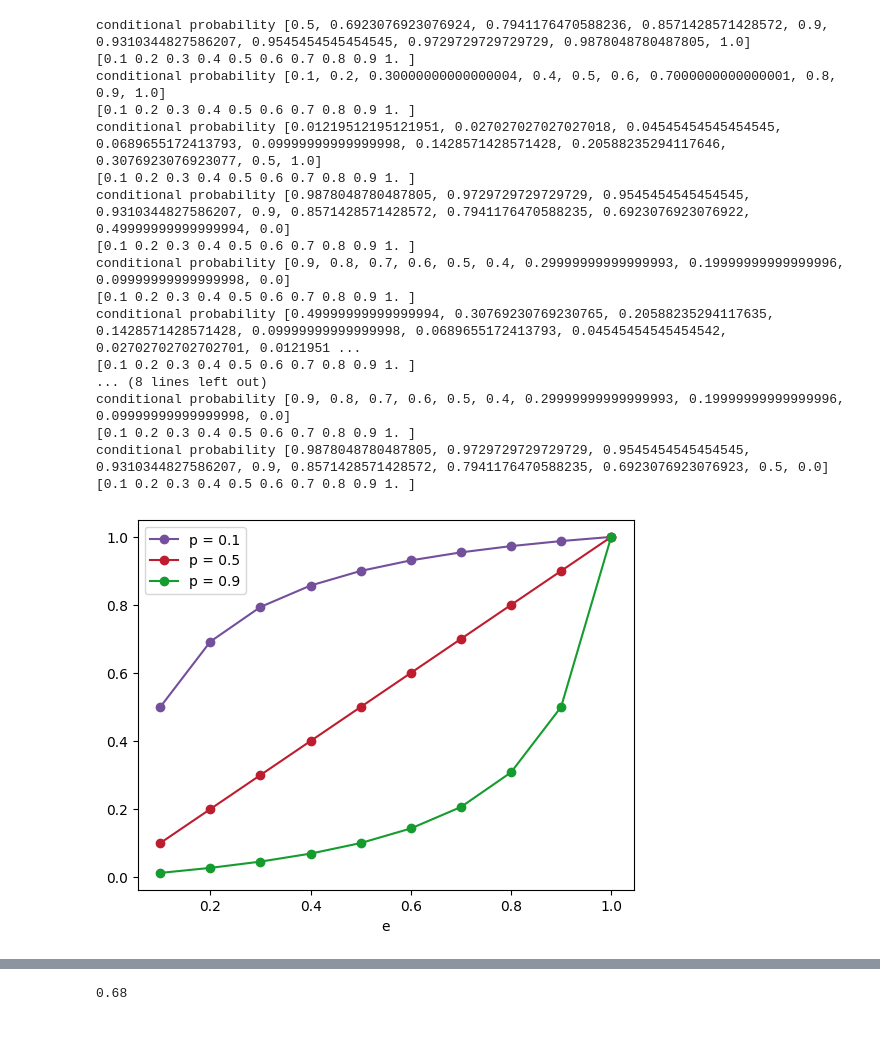
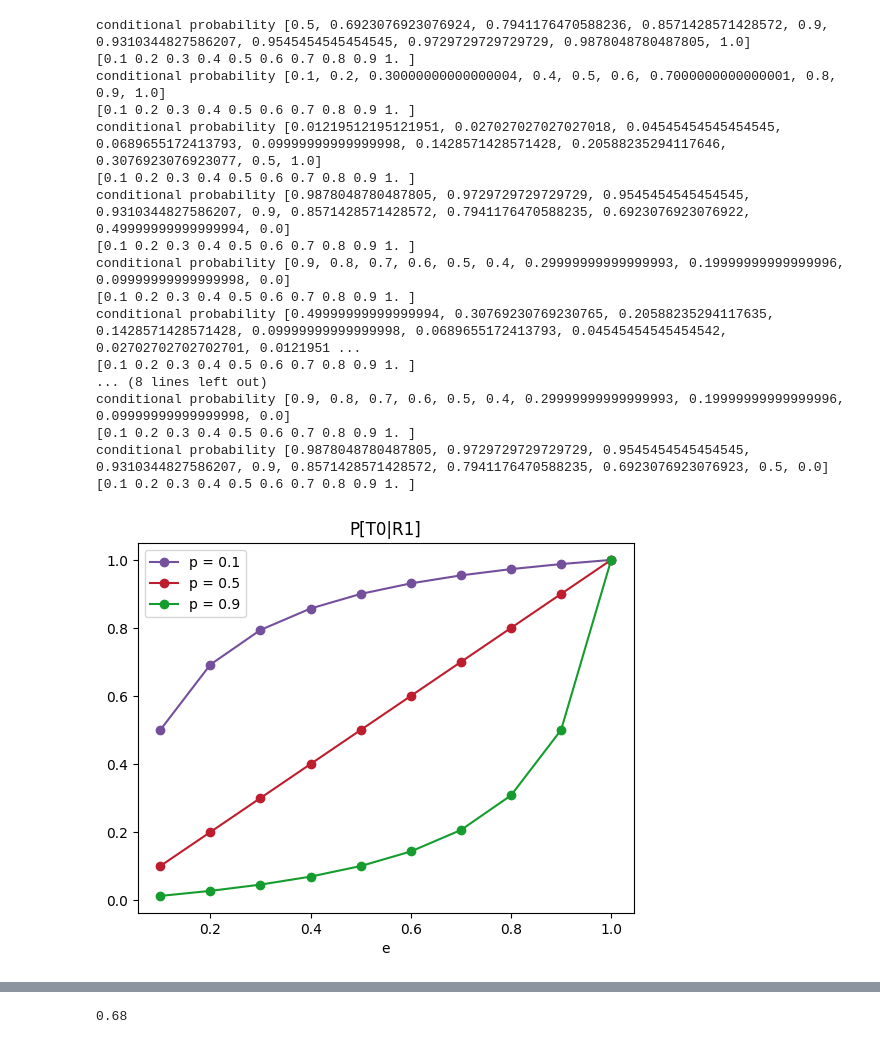
Before and after one commit to arsham-aazami/conditional_probability, a Jupyter notebook: main.ipynb, the cells around one changed output, grey strips where cells are left out. Cells and saved outputs as stored; diff of their text form; code cells hidden in the pictures.

```diff
--- a/main.ipynb
+++ b/main.ipynb
@@ -63,38 +63,42 @@ def drawing_plot(p_sending1, plot_color, i, j):  # Probability of sending 1
 
 def creating_figure():
     plt.figure(0)
+    plt.title("P[T0|R1]")
     drawing_plot(0.1, "#734f9c", i=0, j=1)
     drawing_plot(0.5, "#bd1d2e", i=0, j =1)
     drawing_plot(0.9, "#159c2e", i=0, j=1)
     plt.figure(1)
+    plt.title("P[T0|R0]")
     drawing_plot(0.1, "#734f9c", i=0, j=0)
     drawing_plot(0.5, "#bd1d2e", i=0, j=0)
     drawing_plot(0.9, "#159c2e", i=0, j=0)
     plt.figure(2)
+    plt.title("P[T1|R0]")
     drawing_plot(0.1, "#734f9c", i=1, j=0)
     drawing_plot(0.5, "#bd1d2e", i=1, j=0)
     drawing_plot(0.9, "#159c2e", i=1, j=0)
     plt.figure(3)
+    plt.title("P[T1|R1]")
     drawing_plot(0.1, "#734f9c", i=1, j=1)
     drawing_plot(0.5, "#bd1d2e", i=1, j=1)
     drawing_plot(0.9, "#159c2e", i=1, j=1)
 creating_figure()
 # %% [output]
 conditional probability [0.5, 0.6923076923076924, 0.7941176470588236, 0.8571428571428572, 0.9, 0.9310344827586207, 0.9545454545454545, 0.9729729729729729, 0.9878048780487805, 1.0]
 [0.1 0.2 0.3 0.4 0.5 0.6 0.7 0.8 0.9 1. ]
 conditional probability [0.1, 0.2, 0.30000000000000004, 0.4, 0.5, 0.6, 0.7000000000000001, 0.8, 0.9, 1.0]
 [0.1 0.2 0.3 0.4 0.5 0.6 0.7 0.8 0.9 1. ]
 conditional probability [0.01219512195121951, 0.027027027027027018, 0.04545454545454545, 0.0689655172413793, 0.09999999999999998, 0.1428571428571428, 0.20588235294117646, 0.3076923076923077, 0.5, 1.0]
 [0.1 0.2 0.3 0.4 0.5 0.6 0.7 0.8 0.9 1. ]
 conditional probability [0.9878048780487805, 0.9729729729729729, 0.9545454545454545, 0.9310344827586207, 0.9, 0.8571428571428572, 0.7941176470588235, 0.6923076923076922, 0.49999999999999994, 0.0]
 [0.1 0.2 0.3 0.4 0.5 0.6 0.7 0.8 0.9 1. ]
 conditional probability [0.9, 0.8, 0.7, 0.6, 0.5, 0.4, 0.29999999999999993, 0.19999999999999996, 0.09999999999999998, 0.0]
 [0.1 0.2 0.3 0.4 0.5 0.6 0.7 0.8 0.9 1. ]
 conditional probability [0.49999999999999994, 0.30769230769230765, 0.20588235294117635, 0.1428571428571428, 0.09999999999999998, 0.0689655172413793, 0.04545454545454542, 0.02702702702702701, 0.0121951 ...
 [0.1 0.2 0.3 0.4 0.5 0.6 0.7 0.8 0.9 1. ]
 ... (8 lines left out)
 conditional probability [0.9, 0.8, 0.7, 0.6, 0.5, 0.4, 0.29999999999999993, 0.19999999999999996, 0.09999999999999998, 0.0]
 [0.1 0.2 0.3 0.4 0.5 0.6 0.7 0.8 0.9 1. ]
 conditional probability [0.9878048780487805, 0.9729729729729729, 0.9545454545454545, 0.9310344827586207, 0.9, 0.8571428571428572, 0.7941176470588235, 0.6923076923076923, 0.5, 0.0]
 [0.1 0.2 0.3 0.4 0.5 0.6 0.7 0.8 0.9 1. ]
-[figure, old version]
+[figure, new version]
```
Also changed, not shown: parts of 1 cell of this notebook.
